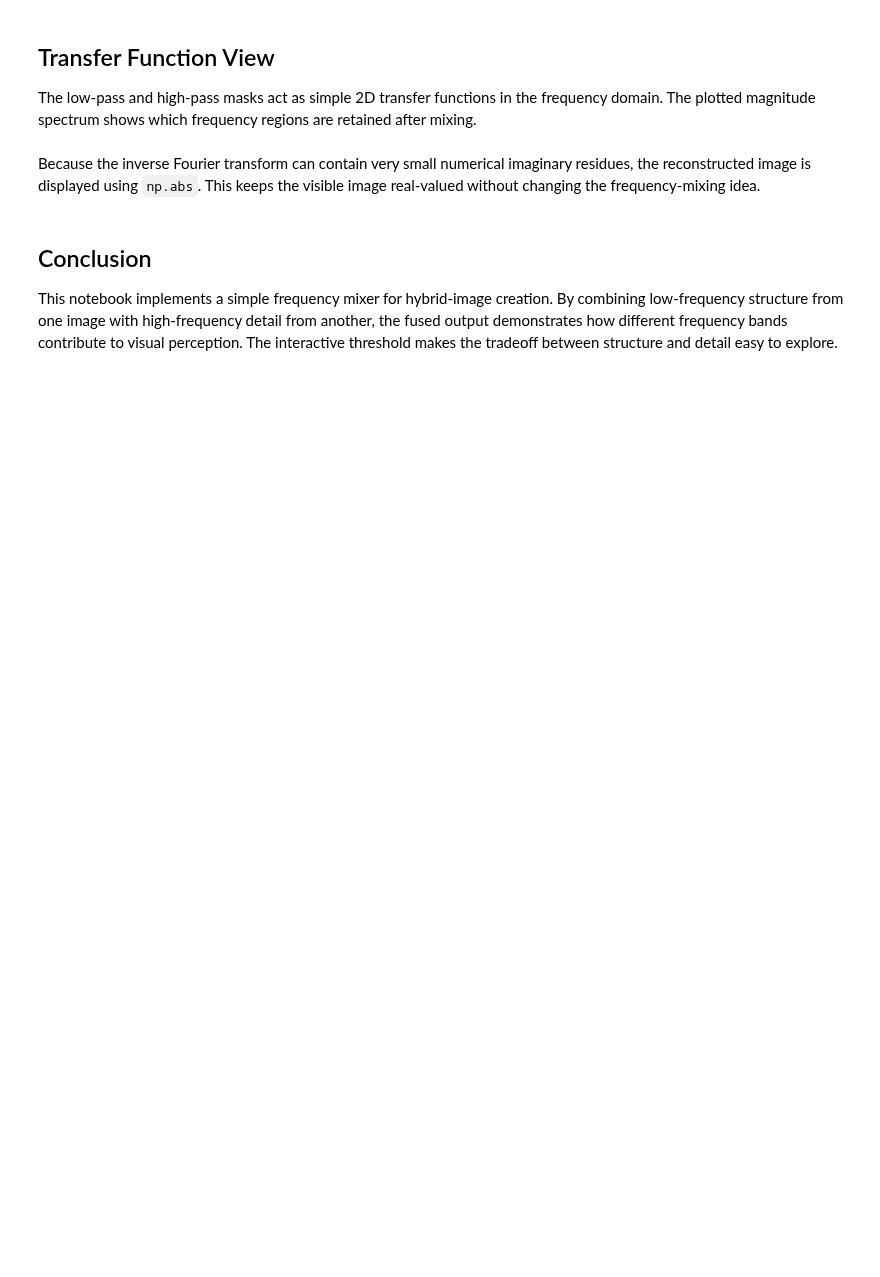
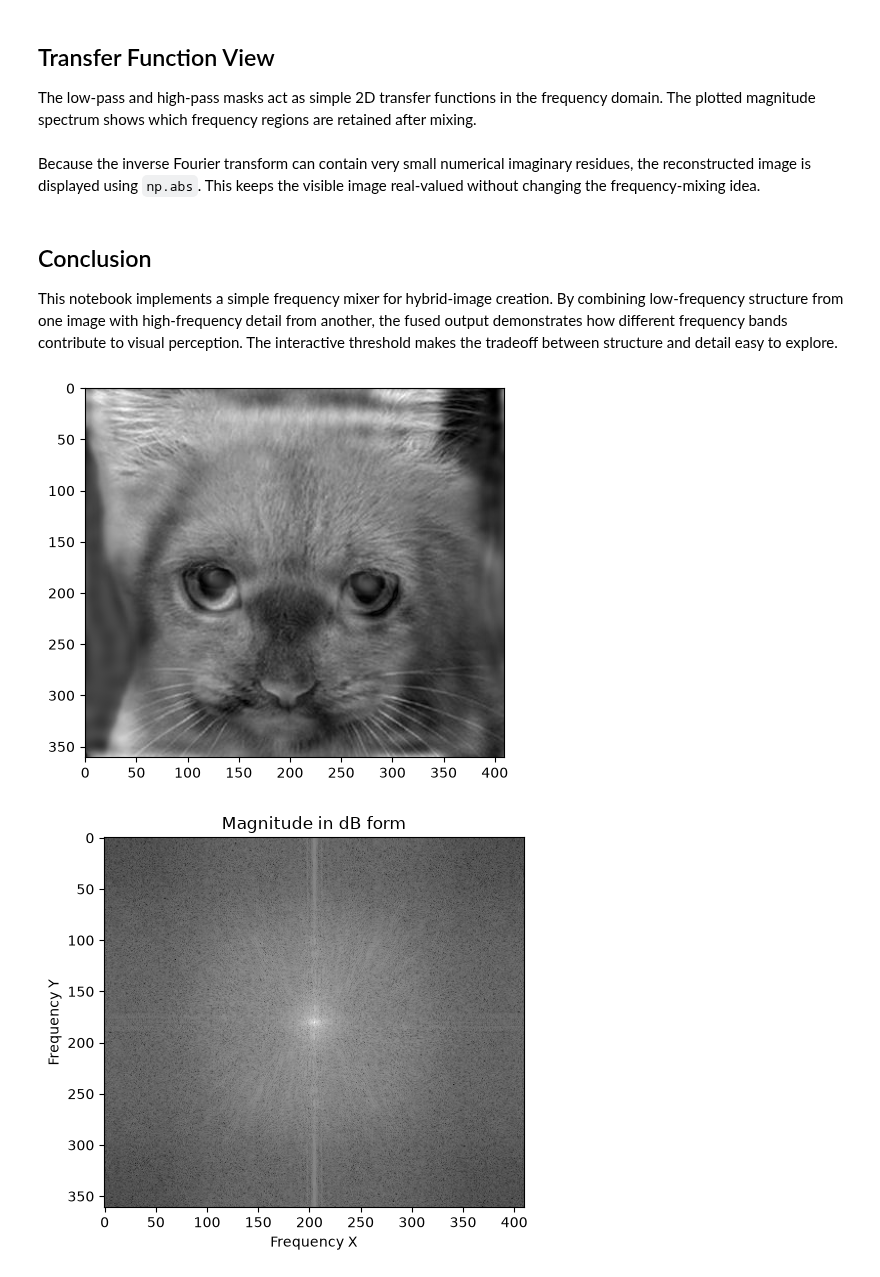
Before and after one commit to Vasudev2007/Frequency-Domain-Image-Fusion-and-Audio-De-Mixing, a Jupyter notebook: image_fusion/notebook/image.part2.ipynb, the cells around one changed output. Drawn from its saved outputs; the diff is of its cells as text; code cells hidden in the pictures; blank space fills up the shorter version.

```diff
--- a/image_fusion/notebook/image.part2.ipynb
+++ b/image_fusion/notebook/image.part2.ipynb
@@ -134,3 +134,9 @@ Because the inverse Fourier transform can contain very small numerical imaginary
 ## Conclusion
 
 This notebook implements a simple frequency mixer for hybrid-image creation. By combining low-frequency structure from one image with high-frequency detail from another, the fused output demonstrates how different frequency bands contribute to visual perception. The interactive threshold makes the tradeoff between structure and detail easy to explore.
+# %%
+# Static example for GitHub portfolio rendering\n
+frequency_mixer(low_frequency_image='cat', high_frequency_image='dog', threshold=17)
+# %% [output]
+[figure, added]
+[figure, added]
```
Also changed, not shown: parts of 2 cells of this notebook, 3 other files.
